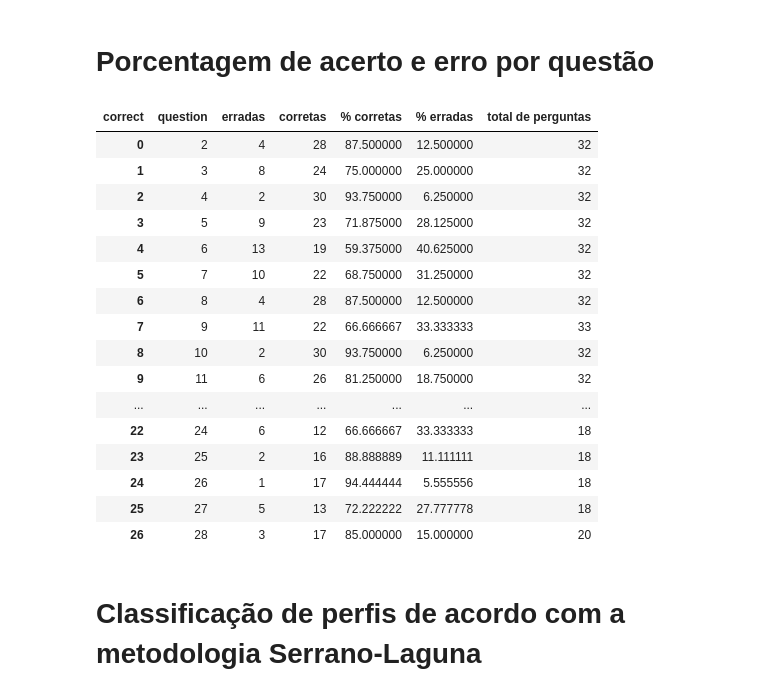
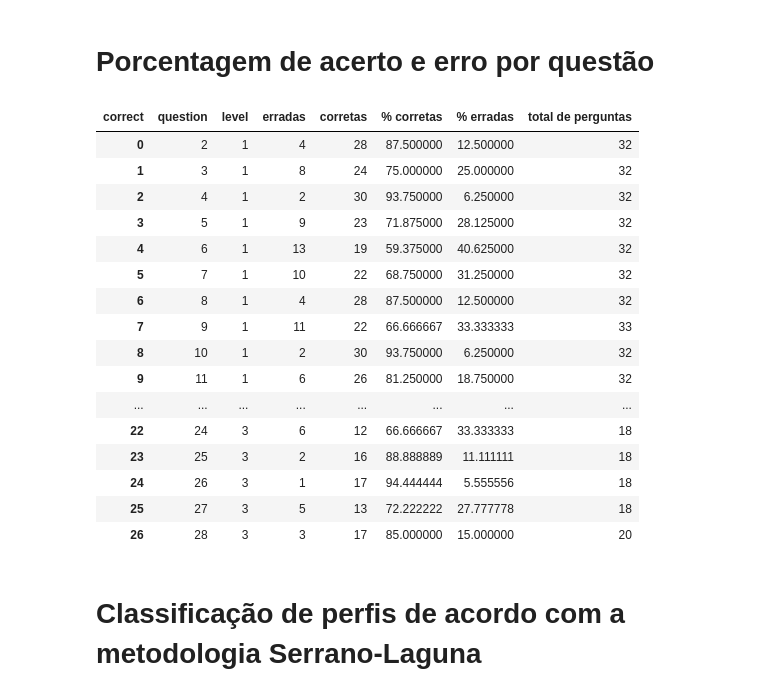
Before and after one commit to caiohsfar/tcc-analysis, a Jupyter notebook: tcc.ipynb, the cells around one changed output. Saved outputs shown, nothing was run; the diff lists cells and outputs as text; code cells hidden in the pictures.

```diff
--- a/tcc.ipynb
+++ b/tcc.ipynb
@@ -276,44 +268,42 @@ acerto_erro_by_gender
 # %% [markdown]
 # Porcentagem de acerto e erro por questão
 # %%
-#questions_percentage
 
-questions_percentage = a_questions_df.query("attemptNumber == 1").groupby(["question", "correct"], as_index=False)["text"].count().rename(columns={"text": "count"})
+questions_percentage = a_questions_df.query("attemptNumber == 1").groupby(["question", "level", "correct"], as_index=False)["text"].count().rename(columns={"text": "count"})
 
-
-questions_percentage = questions_percentage.pivot_table(index=["question"],
+questions_percentage = questions_percentage.pivot_table(index=["question", "level"],
                     columns=["correct"],
                     values='count',
                     fill_value=0,
                     aggfunc='sum').reset_index()
 
-questions_percentage.rename(columns={ questions_percentage.columns[2]: "corretas" }, inplace = True)
-questions_percentage.rename(columns={ questions_percentage.columns[1]: "erradas" }, inplace = True)
+questions_percentage.rename(columns={ questions_percentage.columns[3]: "corretas" }, inplace = True)
+questions_percentage.rename(columns={ questions_percentage.columns[2]: "erradas" }, inplace = True)
 
 
 questions_percentage["% corretas"] = (questions_percentage["corretas"] * 100 / (questions_percentage["corretas"] + questions_percentage["erradas"]))
 questions_percentage["% erradas"] = (questions_percentage["erradas"] * 100 / (questions_percentage["corretas"] + questions_percentage["erradas"]))
 questions_percentage["total de perguntas"] = questions_percentage["erradas"]  + questions_percentage["corretas"]
 
 questions_percentage
 # %% [output]
-| correct | question | erradas | corretas | % corretas | % erradas | total de perguntas |
-| 0 | 2 | 4 | 28 | 87.500000 | 12.500000 | 32 |
-| 1 | 3 | 8 | 24 | 75.000000 | 25.000000 | 32 |
-| 2 | 4 | 2 | 30 | 93.750000 | 6.250000 | 32 |
-| 3 | 5 | 9 | 23 | 71.875000 | 28.125000 | 32 |
-| 4 | 6 | 13 | 19 | 59.375000 | 40.625000 | 32 |
-| 5 | 7 | 10 | 22 | 68.750000 | 31.250000 | 32 |
-| 6 | 8 | 4 | 28 | 87.500000 | 12.500000 | 32 |
-| 7 | 9 | 11 | 22 | 66.666667 | 33.333333 | 33 |
-| 8 | 10 | 2 | 30 | 93.750000 | 6.250000 | 32 |
-| 9 | 11 | 6 | 26 | 81.250000 | 18.750000 | 32 |
-| ... | ... | ... | ... | ... | ... | ... |
-| 22 | 24 | 6 | 12 | 66.666667 | 33.333333 | 18 |
-| 23 | 25 | 2 | 16 | 88.888889 | 11.111111 | 18 |
-| 24 | 26 | 1 | 17 | 94.444444 | 5.555556 | 18 |
-| 25 | 27 | 5 | 13 | 72.222222 | 27.777778 | 18 |
-| 26 | 28 | 3 | 17 | 85.000000 | 15.000000 | 20 |
+| correct | question | level | erradas | corretas | % corretas | % erradas | total de perguntas |
+| 0 | 2 | 1 | 4 | 28 | 87.500000 | 12.500000 | 32 |
+| 1 | 3 | 1 | 8 | 24 | 75.000000 | 25.000000 | 32 |
+| 2 | 4 | 1 | 2 | 30 | 93.750000 | 6.250000 | 32 |
+| 3 | 5 | 1 | 9 | 23 | 71.875000 | 28.125000 | 32 |
+| 4 | 6 | 1 | 13 | 19 | 59.375000 | 40.625000 | 32 |
+| 5 | 7 | 1 | 10 | 22 | 68.750000 | 31.250000 | 32 |
+| 6 | 8 | 1 | 4 | 28 | 87.500000 | 12.500000 | 32 |
+| 7 | 9 | 1 | 11 | 22 | 66.666667 | 33.333333 | 33 |
+| 8 | 10 | 1 | 2 | 30 | 93.750000 | 6.250000 | 32 |
+| 9 | 11 | 1 | 6 | 26 | 81.250000 | 18.750000 | 32 |
+| ... | ... | ... | ... | ... | ... | ... | ... |
+| 22 | 24 | 3 | 6 | 12 | 66.666667 | 33.333333 | 18 |
+| 23 | 25 | 3 | 2 | 16 | 88.888889 | 11.111111 | 18 |
+| 24 | 26 | 3 | 1 | 17 | 94.444444 | 5.555556 | 18 |
+| 25 | 27 | 3 | 5 | 13 | 72.222222 | 27.777778 | 18 |
+| 26 | 28 | 3 | 3 | 17 | 85.000000 | 15.000000 | 20 |
 # %% [markdown]
 # Classificação de perfis de acordo com a metodologia Serrano-Laguna
 # %%
```
Also changed, not shown: parts of 15 cells of this notebook.
